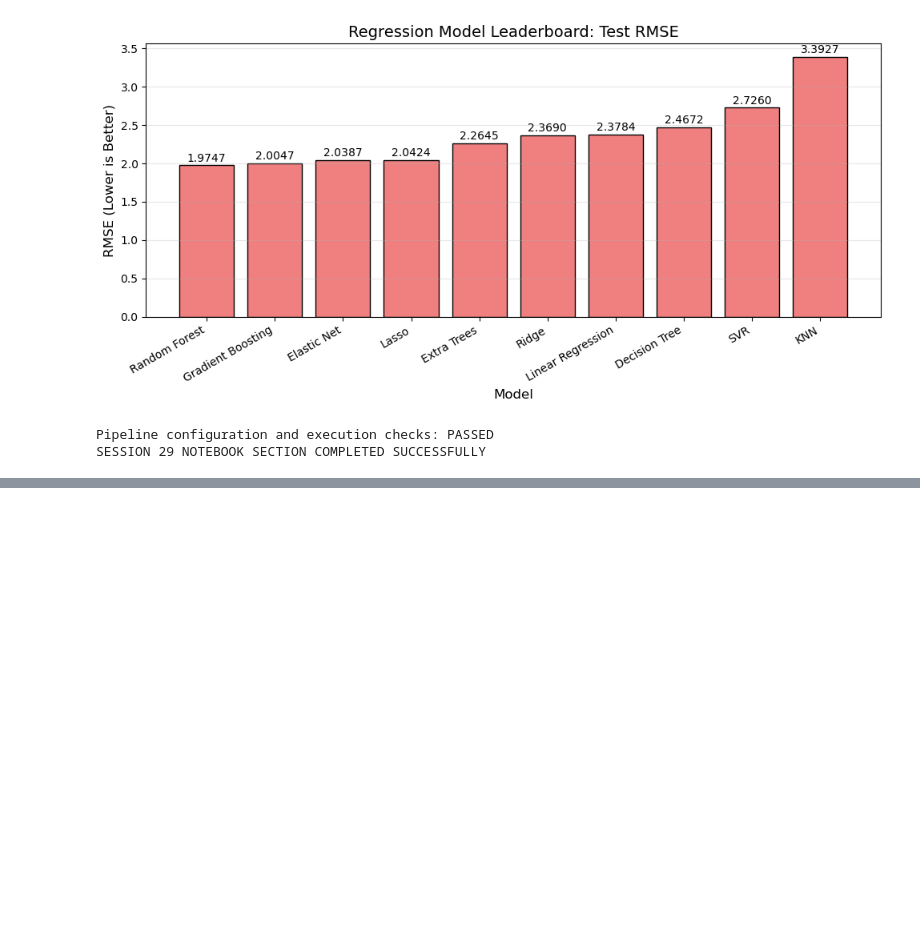
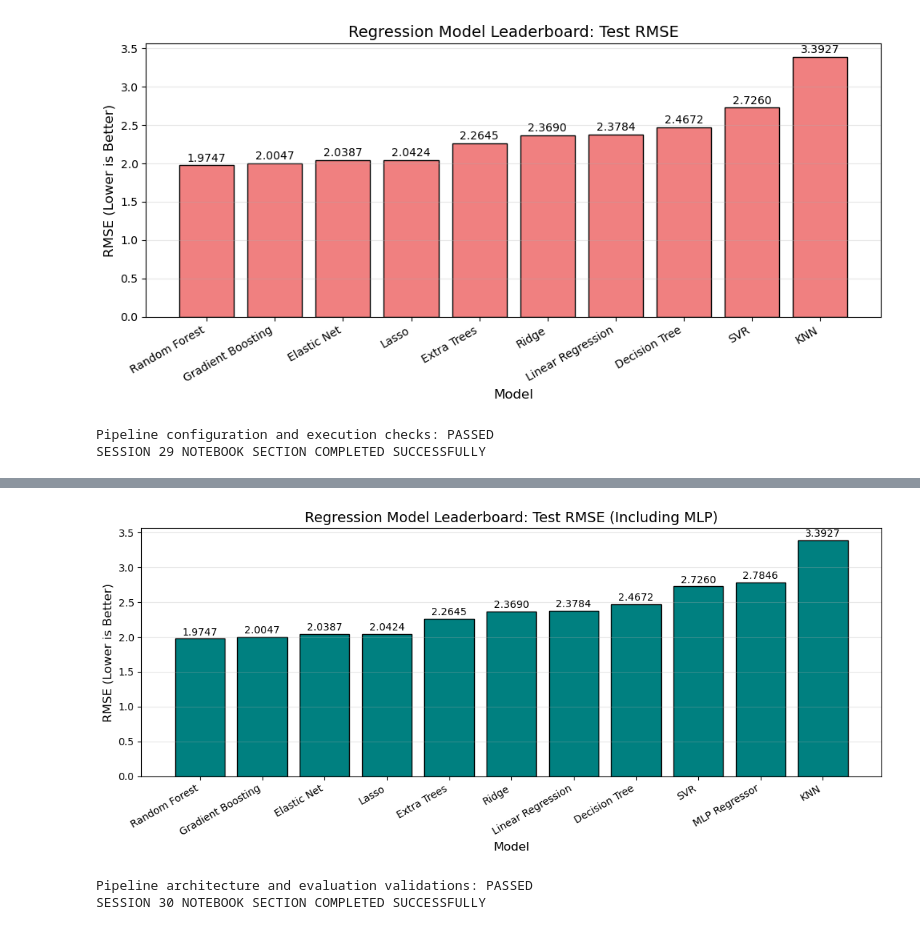
Before and after one commit to NDracorex/student-performance-ml, a Jupyter notebook: notebooks/05_regression_models.ipynb, the cells around one changed output, grey strips where cells are left out. Cells and saved outputs as stored; diff of their text form; code cells hidden in the pictures; blank space fills up the shorter version.

Commit message:
Add Session 30 MLP regression result

```diff
--- a/notebooks/05_regression_models.ipynb
+++ b/notebooks/05_regression_models.ipynb
@@ -890,0 +918,23 @@ SESSION 29 NOTEBOOK SECTION COMPLETED SUCCESSFULLY
+# %%
+# Initialize scaled Multi-Layer Perceptron Regressor inside a pipeline
+mlp_pipeline = make_pipeline(
+    StandardScaler(),
+    MLPRegressor(hidden_layer_sizes=(64, 32), max_iter=1000, random_state=42)
+)
+
+# Fit the MLP pipeline on the training data
+mlp_pipeline.fit(Xtr_f, ytr)
+
+# Generate test predictions
+mlp_predictions = mlp_pipeline.predict(Xte_f)
+
+# Evaluate predictions using the project's evaluation metrics
+mlp_metrics = eval_reg(yte, mlp_predictions)
+
+# Standalone comparison dataframe for Session 30
+session30_results = pd.DataFrame([
+    {"Model": "MLP Regressor", **mlp_metrics}
+])
+
+print("Session 30 Standalone Results:")
+display(session30_results.round(4))
@@ -890,0 +1009,35 @@ SESSION 29 NOTEBOOK SECTION COMPLETED SUCCESSFULLY
+# %%
+# Plot updated RMSE rankings to visually contrast performance across all sessions
+plt.figure(figsize=(11, 5))
+plt.bar(model_comparison_table["Model"], model_comparison_table["RMSE"], color="teal", edgecolor="black")
+plt.title("Regression Model Leaderboard: Test RMSE (Including MLP)", fontsize=14)
+plt.xlabel("Model", fontsize=12)
+plt.ylabel("RMSE (Lower is Better)", fontsize=12)
+plt.xticks(rotation=30, ha="right")
+plt.grid(axis="y", alpha=0.3)
+
+for index, value in enumerate(model_comparison_table["RMSE"]):
+    plt.text(index, value + 0.02, f"{value:.4f}", ha="center", va="bottom", fontsize=10)
+
+plt.tight_layout()
+plt.show()
+# %% [output]
+[figure, added]
+# %%
+# Access components within pipeline
+scaler_step = mlp_pipeline.steps[0][1]
+mlp_step = mlp_pipeline.steps[1][1]
+
+# Verification checks for network parameters and output shape
+assert isinstance(scaler_step, StandardScaler), "Error: First step of the pipeline must be StandardScaler!"
+assert isinstance(mlp_step, MLPRegressor), "Error: Second step of the pipeline must be MLPRegressor!"
+assert mlp_step.hidden_layer_sizes == (64, 32), "Error: Network architecture must configure layers (64, 32)!"
+assert mlp_step.max_iter == 1000, "Error: Max iterations parameter must be set to 1000!"
+assert len(mlp_predictions) == len(yte), "Error: Output shape mismatch between targets and MLP predictions!"
+assert np.isfinite(mlp_predictions).all(), "Error: Predictions contain non-finite values!"
+
+print("Pipeline architecture and evaluation validations: PASSED")
+print("SESSION 30 NOTEBOOK SECTION COMPLETED SUCCESSFULLY")
+# %% [output]
+Pipeline architecture and evaluation validations: PASSED
+SESSION 30 NOTEBOOK SECTION COMPLETED SUCCESSFULLY
```
Also changed, not shown: parts of 4 cells of this notebook, 2 other files.
